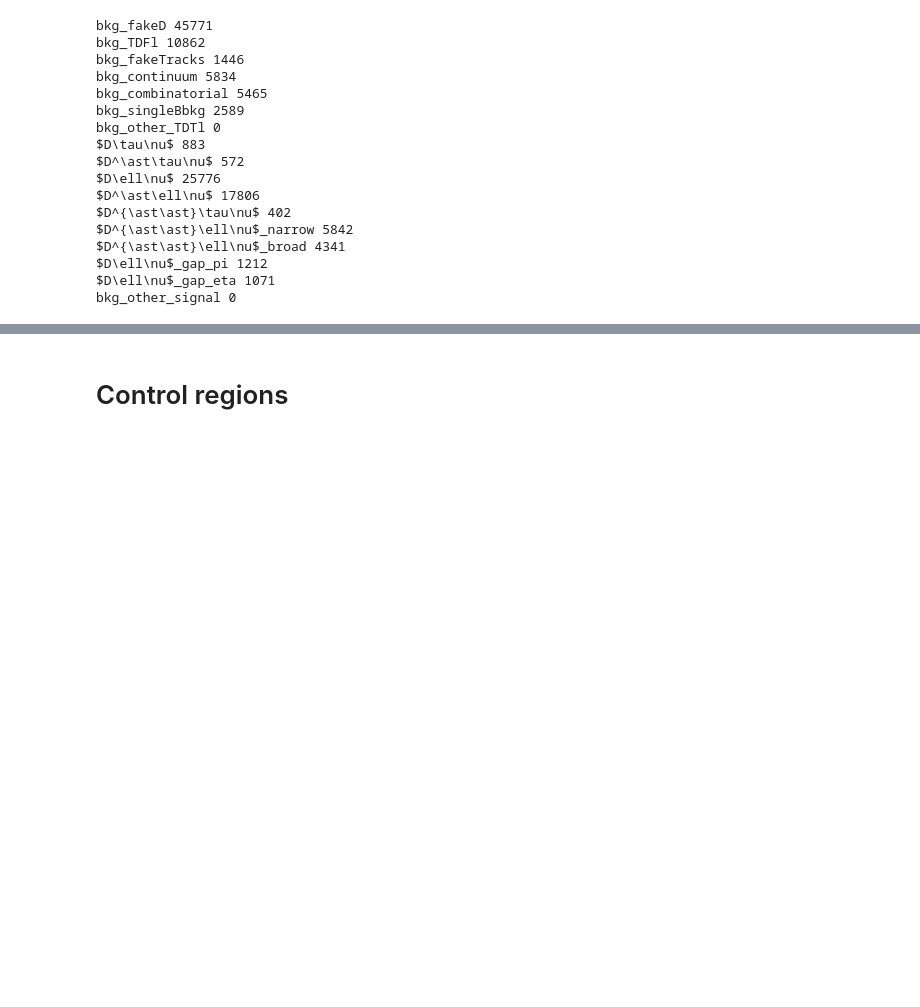
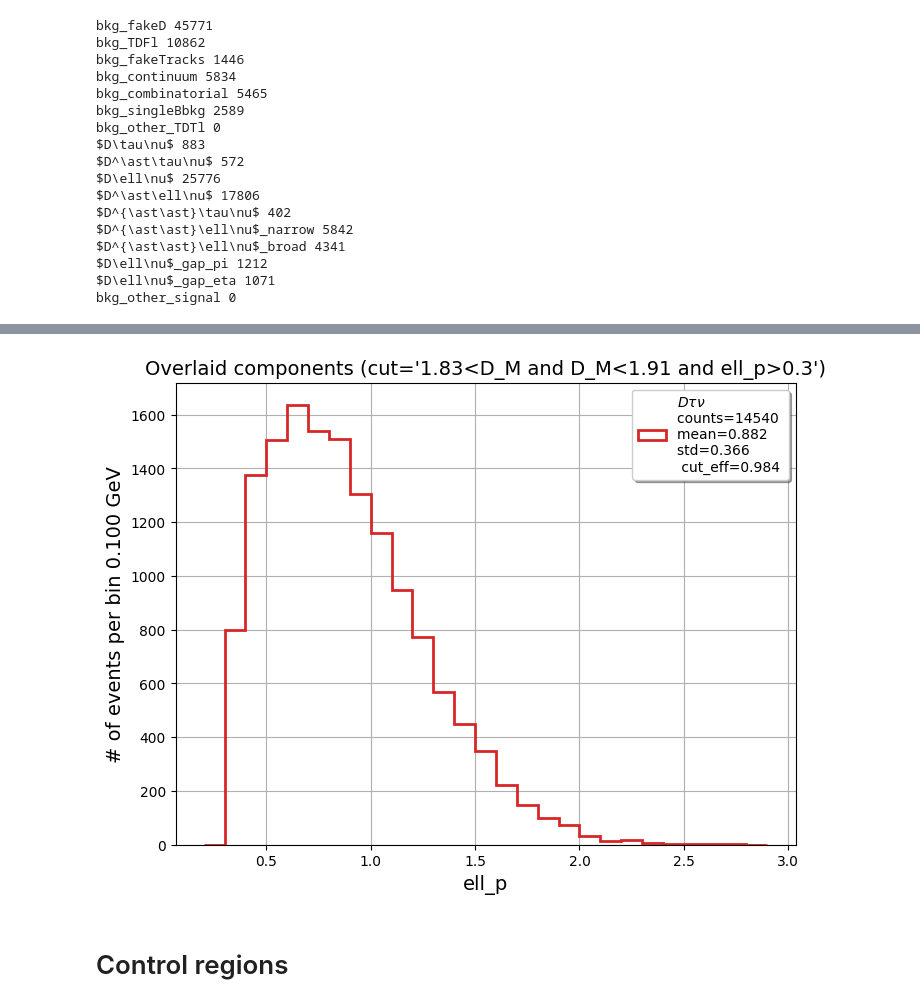
Before and after one commit to zjkjsd/inclusive_R_D, a Jupyter notebook: Notebooks/Plotting/2_PlotNtuple_norm.ipynb, the cells around one changed output, grey strips where cells are left out. Cells and saved outputs as stored; diff of their text form; code cells hidden in the pictures; blank space fills up the shorter version.

```diff
--- a/Notebooks/Plotting/2_PlotNtuple_norm.ipynb
+++ b/Notebooks/Plotting/2_PlotNtuple_norm.ipynb
@@ -130,2 +220,9 @@ bkg_other_signal 0
+# %%
+b1 = np.linspace(0.2,2.9,28)
+comb_conpon = [r'$D\tau\nu$']
+mpl_mc.plot_mc_1d_overlaid(variable='ell_p',bins=b1,mask=[],cut='1.83<D_M and D_M<1.91 and ell_p>0.3',
+                        show_only=comb_conpon,density=False,legend_nc=2)
+# %% [output]
+[figure, added]
 # %% [markdown]
 # Control regions
```
Also changed, not shown: parts of 27 cells of this notebook, 18 other files.
